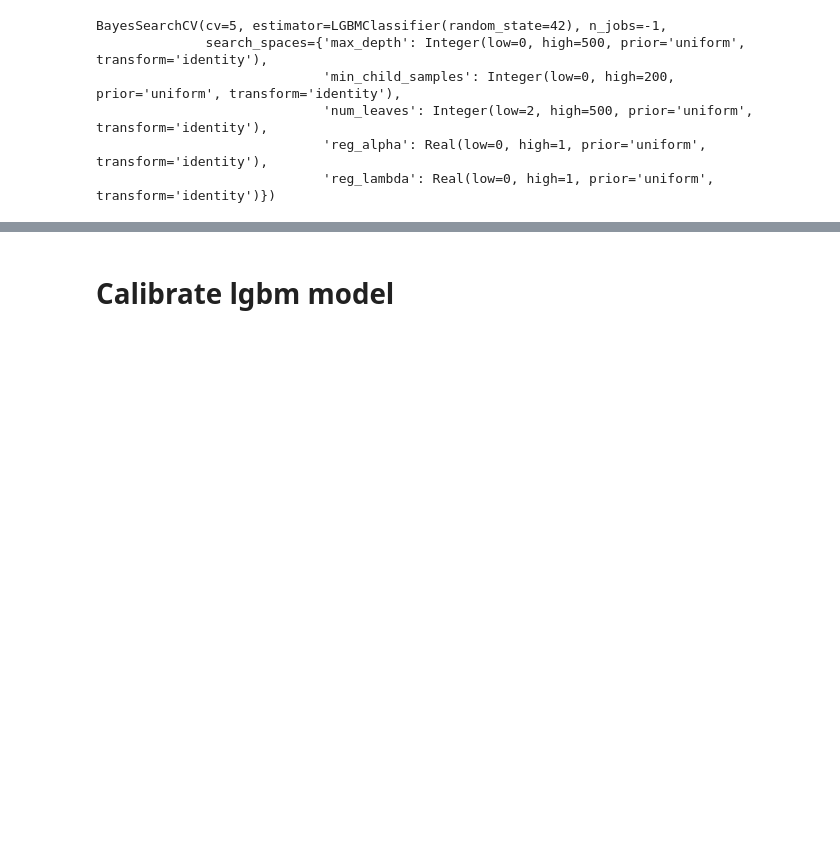
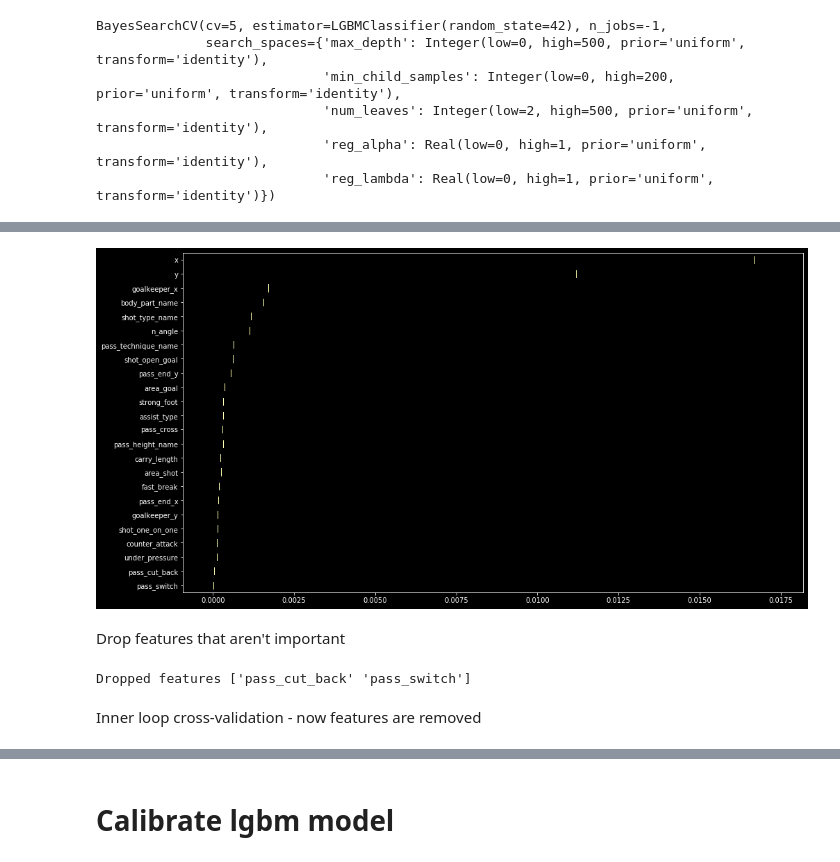
Before and after one commit to andrewRowlinson/expected-goals-thesis, a Jupyter notebook: notebooks/06a-expected-goals-model.ipynb, the cells around one changed output, grey strips where cells are left out. Drawn from its saved outputs; the diff is of its cells as text; code cells hidden in the pictures; blank space fills up the shorter version.

```diff
--- a/notebooks/06a-expected-goals-model.ipynb
+++ b/notebooks/06a-expected-goals-model.ipynb
@@ -236,0 +274,17 @@ LGBMClassifier(max_depth=176, min_child_samples=0, num_leaves=19,
+# %%
+fig, ax = plt.subplots(figsize=(16, 9))
+sorted_idx = perm_result.importances_mean.argsort()
+bar_plot = ax.boxplot(perm_result.importances[sorted_idx].T, vert=False, labels=X_train.columns[sorted_idx])
+# %% [output]
+[figure, added]
+# %% [markdown]
+Drop features that aren't important
+# %%
+print('Dropped features', features_to_drop)
+X_train.drop(features_to_drop, axis=1, inplace=True)
+X_calibration.drop(features_to_drop, axis=1, inplace=True)
+X_test.drop(features_to_drop, axis=1, inplace=True)
+# %% [output]
+Dropped features ['pass_cut_back' 'pass_switch']
+# %% [markdown]
+Inner loop cross-validation - now features are removed
```
Also changed, not shown: parts of 15 cells of this notebook.
